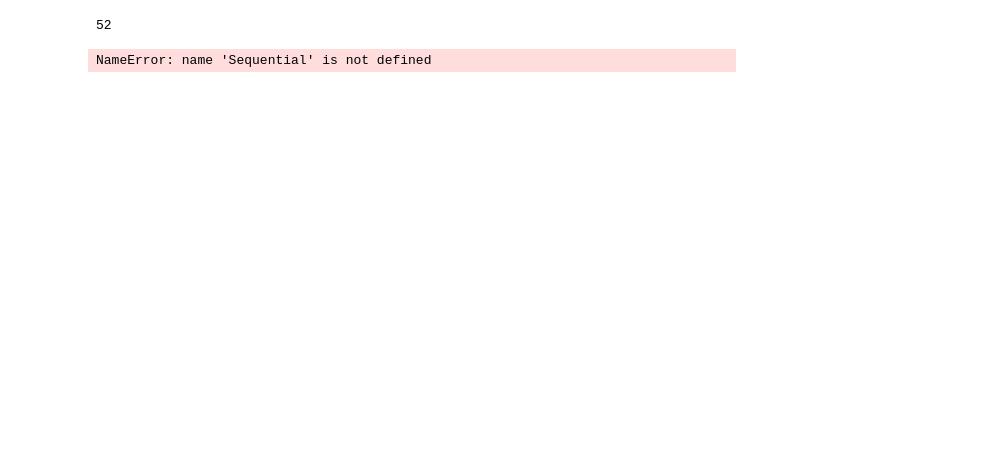
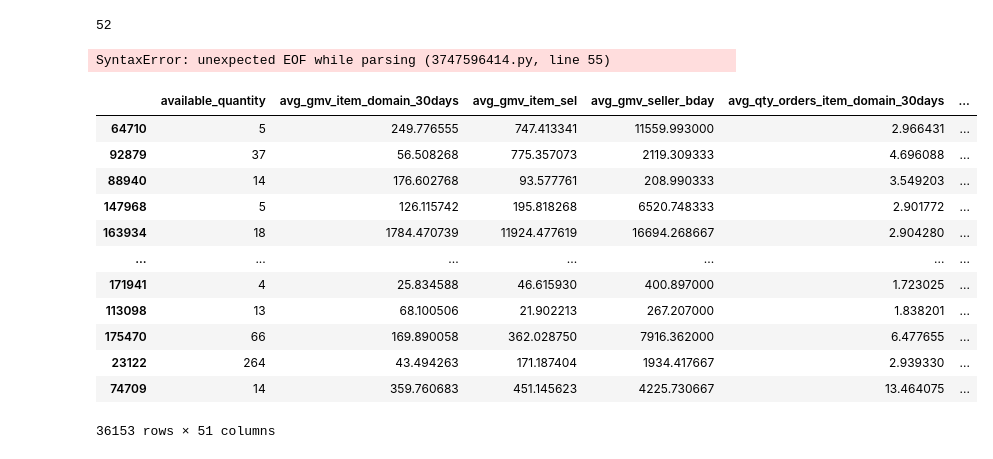
Before and after one commit to IgnacioPardo/TP2_TDVI, a Jupyter notebook: src/basic_model.ipynb, the cells around one changed output. Drawn from its saved outputs; the diff is of its cells as text; code cells hidden in the pictures; blank space fills up the shorter version.

```diff
--- a/src/basic_model.ipynb
+++ b/src/basic_model.ipynb
@@ -141,7 +144,8 @@ def load_comp():
     comp_data["free_shipping"] = comp_data["free_shipping"].astype(int)
     comp_data["fulfillment"] = comp_data["fulfillment"].astype(int)
 
-    #comp_data["is_pdp"] = comp_data["is_pdp"].astype(int)
+    comp_data["is_pdp"].fillna(0, inplace=True)
+    comp_data["is_pdp"] = comp_data["is_pdp"].astype(int)
     #comp_data["warranty"] = comp_data["warranty"].astype(int)
 
     # comp_data["listing_type_id"] to 0 if gold_special, 1 if gold_pro.
@@ -152,9 +156,10 @@ def load_comp():
     #comp_data["domain_id"] = comp_data["domain_id"].astype("category")#.cat.codes
 
     # sklearn LabelEncoder for category_id and domain_id
-    le = LabelEncoder()
-    comp_data["category_id"] = le.fit_transform(comp_data["category_id"])
-    comp_data["domain_id"] = le.fit_transform(comp_data["domain_id"])
+
+    comp_data["category_id"] = LabelEncoder().fit_transform(comp_data["category_id"]).astype(int)
+    comp_data["domain_id"] = LabelEncoder().fit_transform(comp_data["domain_id"]).astype(int)
+    comp_data["item_id"] = LabelEncoder().fit_transform(comp_data["item_id"]).astype(int)
 
     comp_data["price_diff"] = comp_data["price"] - comp_data["original_price"]
     comp_data["cheaper_than_original"] = comp_data["price_diff"].apply(lambda x: 1 if x < 0 else 0)
@@ -931,15 +1081,21 @@ X_train.shape[1]
 # %% [output]
 52
 # %%
-cnn = Sequential([
-    Dense(52, input_dim=X_train.shape[1], activation='relu'),
+nn = Sequential([
+    BatchNormalization(),
+    Dense(64, input_dim=X_train.shape[1], activation='relu'),
+    Dense(48, activation='relu'),
     Dense(32, activation='relu'),
-    Dense(32, activation='relu'),
+    Dropout(0.2),
+    # Dense(32, activation='relu'),
     Dense(16, activation='relu'),
+    Dropout(0.2),
+    Dense(16, activation='relu'),
+    Dense(6, activation='relu'),
     Dense(1, activation='sigmoid')
 ])
 
-cnn.compile(
+nn.compile(
     loss='binary_crossentropy',
     optimizer='adam',
     metrics=[AUC(curve='ROC'), 'accuracy'],
@@ -947,12 +1103,33 @@ cnn.compile(
 
 imputed_X_train = SimpleImputer().fit_transform(X_train)
 
-cnn.fit(
+early_stopping_monitor = EarlyStopping(patience=10)
+
+nn.fit(
     imputed_X_train, y_train,
-    epochs=10,
-    batch_size=128,
+    epochs=100,
+    batch_size=256,
     validation_split=0.2,
-    verbose=1
+    callbacks=[early_stopping_monitor],
+    verbose=1,
 )
+
+si = SimpleImputer()
+
+pre_test = si.fit_transform(X_test)
+
+roc_auc_score(y_test, nn.predict(pre_test))
+
+#Epoch 22/100 66/66 [==============================] - 0s 6ms/step - loss: 0.2585 - auc_2: 0.7976 - accuracy: 0.9060 - val_loss: 0.3086 - val_auc_2: 0.6831 - val_accuracy: 0.9019
+# roc_auc_score: 0.6979974555991236
+
+# Ideas to improve the model
+
+# - Add more layers: done
+# - Add more neurons: done
+# - Add more epochs: okay?
+# - Add more data: not possible
+# - Add more features
+# - Add more models
 # %% [output]
-NameError: name 'Sequential' is not defined
+SyntaxError: unexpected EOF while parsing (3747596414.py, line 55)
@@ -958,0 +1141,16 @@ NameError: name 'Sequential' is not defined
+# %%
+X_test
+# %% [output]
+|  | available_quantity | avg_gmv_item_domain_30days | avg_gmv_item_sel | avg_gmv_seller_bday | avg_qty_orders_item_domain_30days | ... |
+| 64710 | 5 | 249.776555 | 747.413341 | 11559.993000 | 2.966431 | ... |
+| 92879 | 37 | 56.508268 | 775.357073 | 2119.309333 | 4.696088 | ... |
+| 88940 | 14 | 176.602768 | 93.577761 | 208.990333 | 3.549203 | ... |
+| 147968 | 5 | 126.115742 | 195.818268 | 6520.748333 | 2.901772 | ... |
+| 163934 | 18 | 1784.470739 | 11924.477619 | 16694.268667 | 2.904280 | ... |
+| ... | ... | ... | ... | ... | ... | ... |
+| 171941 | 4 | 25.834588 | 46.615930 | 400.897000 | 1.723025 | ... |
+| 113098 | 13 | 68.100506 | 21.902213 | 267.207000 | 1.838201 | ... |
+| 175470 | 66 | 169.890058 | 362.028750 | 7916.362000 | 6.477655 | ... |
+| 23122 | 264 | 43.494263 | 171.187404 | 1934.417667 | 2.939330 | ... |
+| 74709 | 14 | 359.760683 | 451.145623 | 4225.730667 | 13.464075 | ... |
+36153 rows × 51 columns
```
Also changed, not shown: parts of 17 cells of this notebook, 3 other files.
